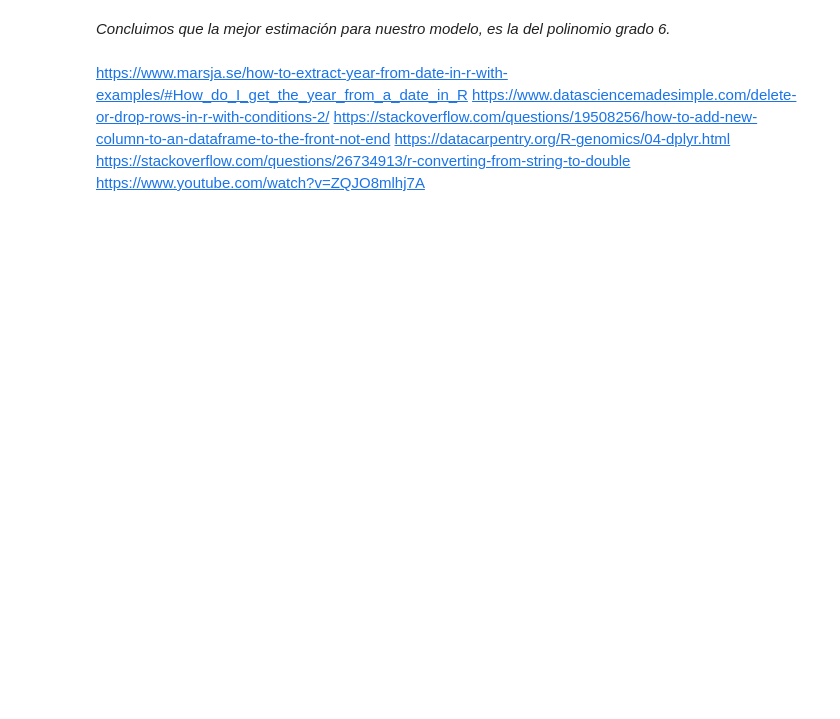
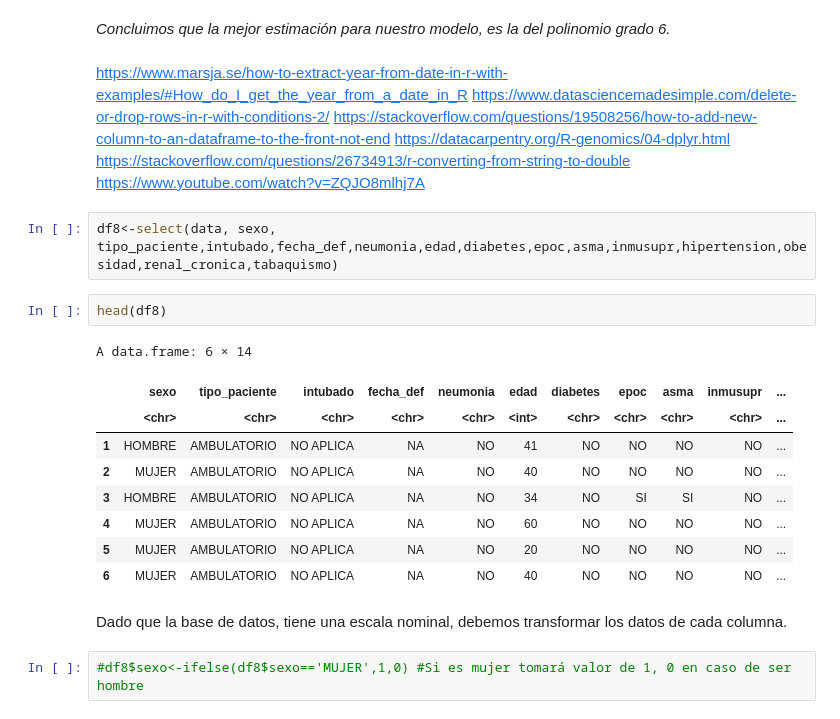
Before and after one commit to prope-2021-gh-classroom/practica-final-verano-2021-marcoyel21, a Jupyter notebook: extraccion_limpieza.ipynb, the cells around one changed output. Saved outputs shown, nothing was run; the diff lists cells and outputs as text; blank space fills up the shorter version.

```diff
--- a/extraccion_limpieza.ipynb
+++ b/extraccion_limpieza.ipynb
@@ -449,3 +423,21 @@ https://stackoverflow.com/questions/19508256/how-to-add-new-column-to-an-datafra
 https://datacarpentry.org/R-genomics/04-dplyr.html
 https://stackoverflow.com/questions/26734913/r-converting-from-string-to-double
 https://www.youtube.com/watch?v=ZQJO8mlhj7A
+# %%
+df8<-select(data, sexo, tipo_paciente,intubado,fecha_def,neumonia,edad,diabetes,epoc,asma,inmusupr,hipertension,obesidad,renal_cronica,tabaquismo)
+# %%
+head(df8)
+# %% [output]
+A data.frame: 6 × 14
+|  | sexo | tipo_paciente | intubado | fecha_def | neumonia | edad | diabetes | epoc | asma | inmusupr | ... |
+|  | <chr> | <chr> | <chr> | <chr> | <chr> | <int> | <chr> | <chr> | <chr> | <chr> | ... |
+| 1 | HOMBRE | AMBULATORIO | NO APLICA | NA | NO | 41 | NO | NO | NO | NO | ... |
+| 2 | MUJER | AMBULATORIO | NO APLICA | NA | NO | 40 | NO | NO | NO | NO | ... |
+| 3 | HOMBRE | AMBULATORIO | NO APLICA | NA | NO | 34 | NO | SI | SI | NO | ... |
+| 4 | MUJER | AMBULATORIO | NO APLICA | NA | NO | 60 | NO | NO | NO | NO | ... |
+| 5 | MUJER | AMBULATORIO | NO APLICA | NA | NO | 20 | NO | NO | NO | NO | ... |
+| 6 | MUJER | AMBULATORIO | NO APLICA | NA | NO | 40 | NO | NO | NO | NO | ... |
+# %% [markdown]
+Dado que la base de datos, tiene una escala nominal, debemos transformar los datos de cada columna.
+# %%
+#df8$sexo<-ifelse(df8$sexo=='MUJER',1,0) #Si es mujer tomará valor de 1, 0 en caso de ser hombre
```
Also changed, not shown: parts of 27 cells of this notebook.
